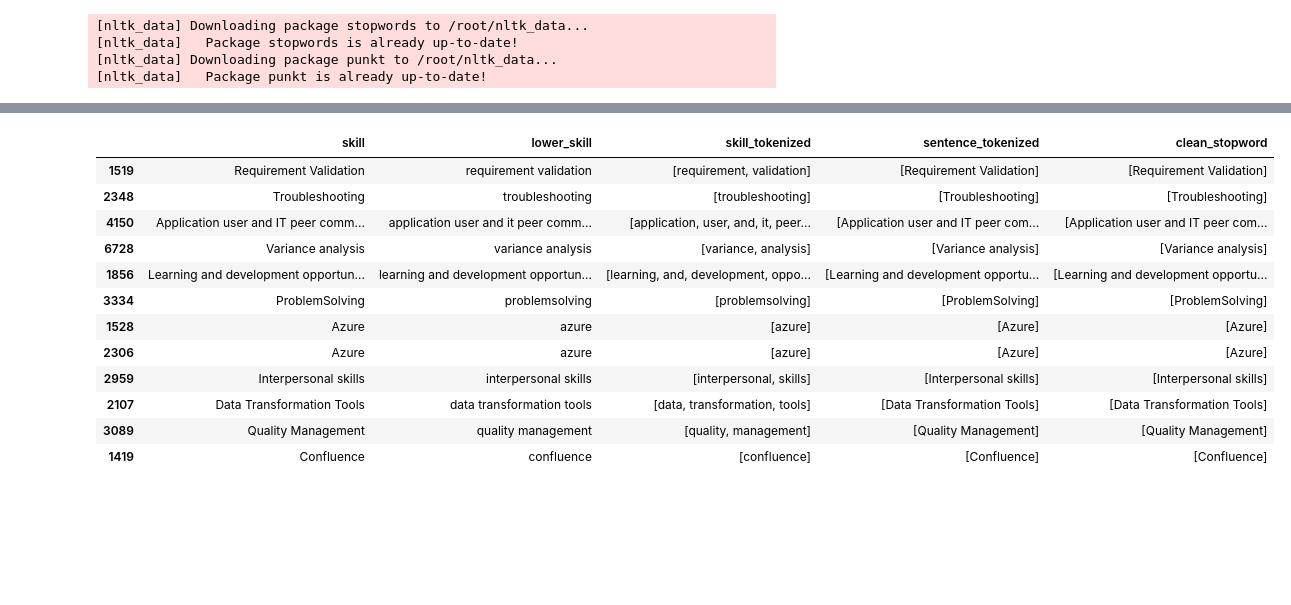
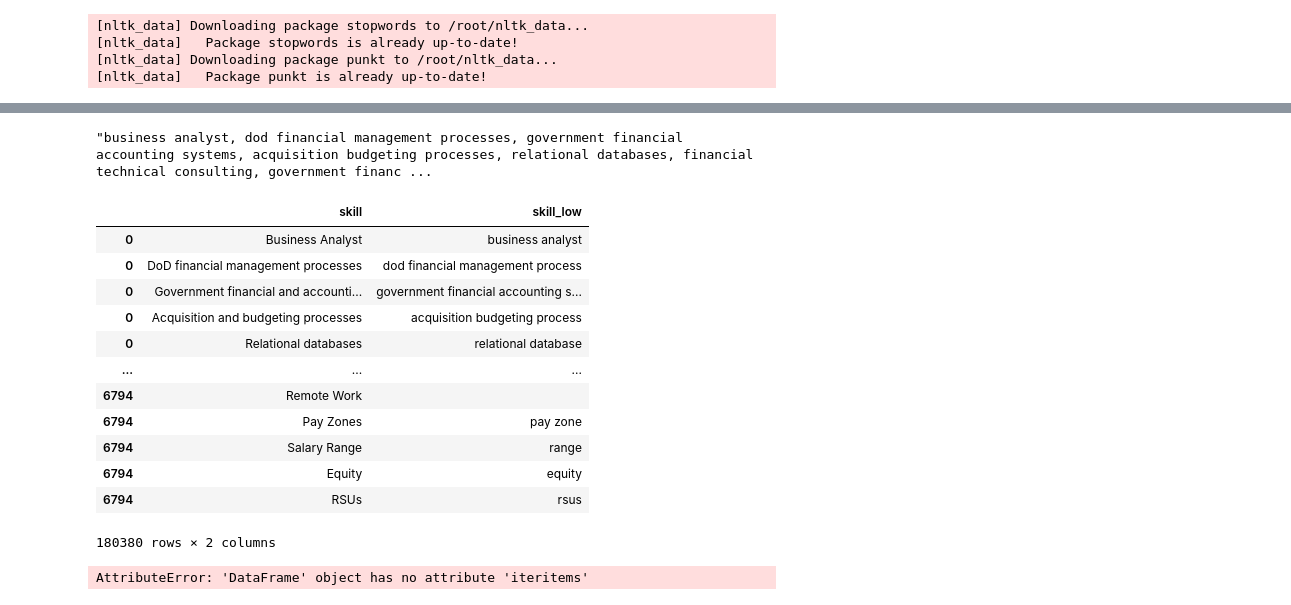
Before and after one commit to dariashcherbakovaaa/Algorithms-for-massive-data, a Jupyter notebook: MBA_Shcherbakova.ipynb, the cells around one changed output, grey strips where cells are left out. Saved outputs shown, nothing was run; the diff lists cells and outputs as text; code cells hidden in the pictures; blank space fills up the shorter version.

```diff
--- a/MBA_Shcherbakova.ipynb
+++ b/MBA_Shcherbakova.ipynb
@@ -592,0 +479,11 @@ df['clean_stopword'] = df['sentence_tokenized'].apply(remove_stopwords)
+# %%
+df = df_pd.copy()
+# %%
+stop = stopwords.words('english')
+
+df['skill_low'] = df['skill'].str.lower()
+df['skill_low'] = df['skill_low'].str.replace('[^\w\s,]',' ')
+df['skill_low'] = df['skill_low'].str.replace('\d+', '')
+df['skill_low'] = re.sub(r"\$\d+-\$\d+ (?:annual|yearly) salary", "", df['skill_low'])
+df['skill_low'] = df['skill_low'].apply(lambda x: " ".join(x for x in x.split() if x not in stop))
+df['skill_low'] = df['skill_low'].apply(lambda x: " ".join([Word(word).lemmatize() for word in x.split()]))
@@ -593,16 +535,31 @@ df['clean_stopword'] = df['sentence_tokenized'].apply(remove_stopwords)
+# %%
+df_pd['skill_low'][0]
+# %% [output]
+"business analyst, dod financial management processes, government financial accounting systems, acquisition budgeting processes, relational databases, financial technical consulting, government financ ...
+# %%
+other_stop_words = ['junior', 'senior','experience','etc','job','work','company','technique',
+                    'candidate','skill','skills','language','salary','remote',"bachelor's degree",'plus','years',
+                   'technology','organization','ceo','cto','account','manager','data','degree','mobile',
+                    'developer','product','revenue','strong']
+
+df['skill_low'] = df['skill_low'].apply(lambda x: " ".join(x for x in x.split() if x not in other_stop_words))
 # %%
-df.sample(12)
+df
 # %% [output]
-|  | skill | lower_skill | skill_tokenized | sentence_tokenized | clean_stopword |
-| 1519 | Requirement Validation | requirement validation | [requirement, validation] | [Requirement Validation] | [Requirement Validation] |
-| 2348 | Troubleshooting | troubleshooting | [troubleshooting] | [Troubleshooting] | [Troubleshooting] |
-| 4150 | Application user and IT peer comm... | application user and it peer comm... | [application, user, and, it, peer... | [Application user and IT peer com... | [Application user and IT peer com... |
-| 6728 | Variance analysis | variance analysis | [variance, analysis] | [Variance analysis] | [Variance analysis] |
-| 1856 | Learning and development opportun... | learning and development opportun... | [learning, and, development, oppo... | [Learning and development opportu... | [Learning and development opportu... |
-| 3334 | ProblemSolving | problemsolving | [problemsolving] | [ProblemSolving] | [ProblemSolving] |
-| 1528 | Azure | azure | [azure] | [Azure] | [Azure] |
-| 2306 | Azure | azure | [azure] | [Azure] | [Azure] |
-| 2959 | Interpersonal skills | interpersonal skills | [interpersonal, skills] | [Interpersonal skills] | [Interpersonal skills] |
-| 2107 | Data Transformation Tools | data transformation tools | [data, transformation, tools] | [Data Transformation Tools] | [Data Transformation Tools] |
-| 3089 | Quality Management | quality management | [quality, management] | [Quality Management] | [Quality Management] |
-| 1419 | Confluence | confluence | [confluence] | [Confluence] | [Confluence] |
+|  | skill | skill_low |
+| 0 | Business Analyst | business analyst |
+| 0 | DoD financial management processes | dod financial management process |
+| 0 | Government financial and accounti... | government financial accounting s... |
+| 0 | Acquisition and budgeting processes | acquisition budgeting process |
+| 0 | Relational databases | relational database |
+| ... | ... | ... |
+| 6794 | Remote Work |  |
+| 6794 | Pay Zones | pay zone |
+| 6794 | Salary Range | range |
+| 6794 | Equity | equity |
+| 6794 | RSUs | rsus |
+180380 rows × 2 columns
+# %%
+spark_df = spark.createDataFrame(df)
+# %% [output]
+AttributeError: 'DataFrame' object has no attribute 'iteritems'
```
Also changed, not shown: parts of 15 cells of this notebook.
